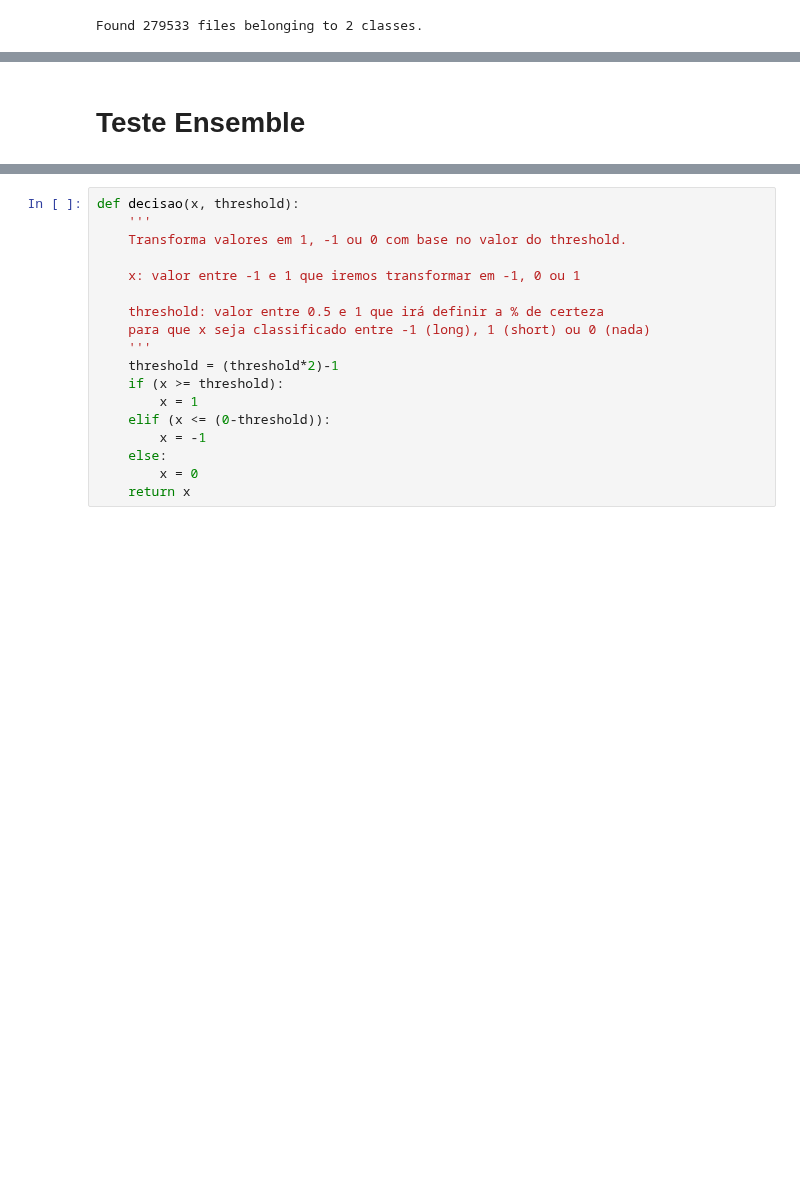
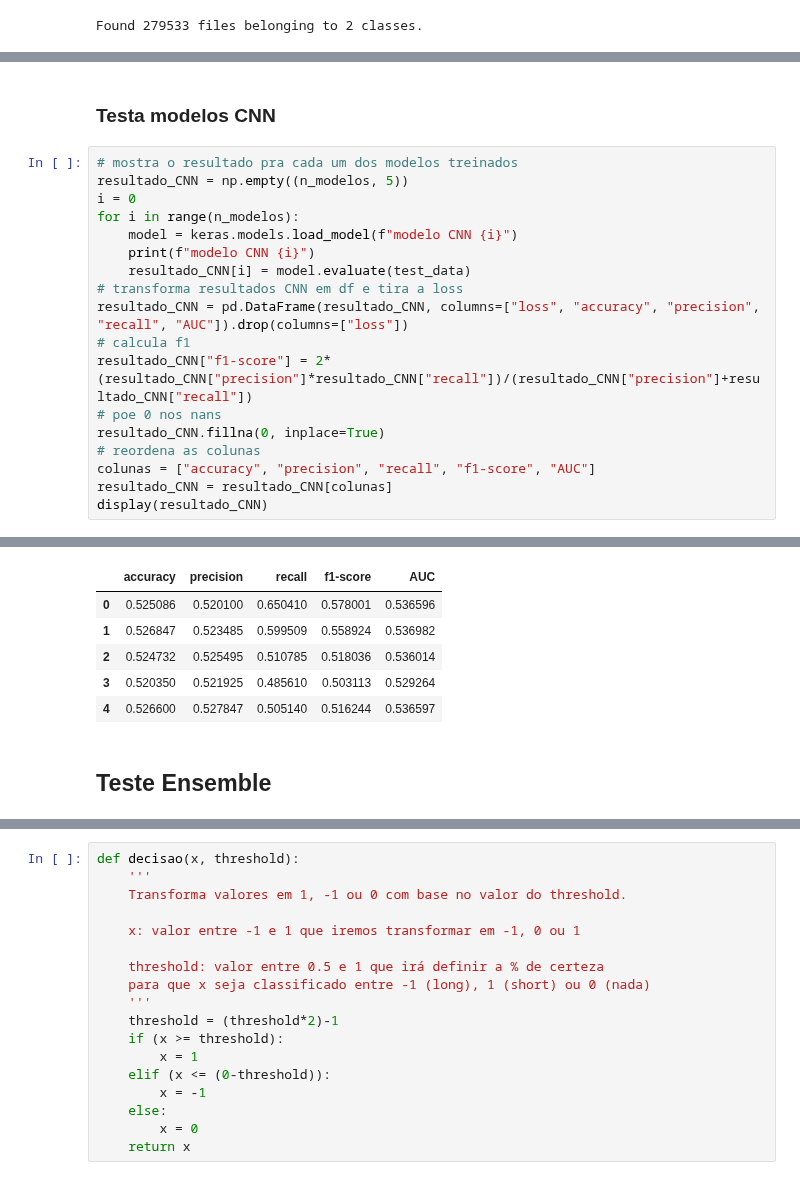
Before and after one commit to lambdavar/Artigo, a Jupyter notebook: Final.ipynb, the cells around one changed output, grey strips where cells are left out. Drawn from its saved outputs; the diff is of its cells as text; blank space fills up the shorter version.

```diff
--- a/Final.ipynb
+++ b/Final.ipynb
@@ -266,0 +308,21 @@ modelo 4
+# %% [markdown]
+### Testa modelos CNN
+# %%
+# mostra o resultado pra cada um dos modelos treinados
+resultado_CNN = np.empty((n_modelos, 5))
+i = 0
+for i in range(n_modelos):
+    model = keras.models.load_model(f"modelo CNN {i}")
+    print(f"modelo CNN {i}")
+    resultado_CNN[i] = model.evaluate(test_data)
+# transforma resultados CNN em df e tira a loss
+resultado_CNN = pd.DataFrame(resultado_CNN, columns=["loss", "accuracy", "precision", "recall", "AUC"]).drop(columns=["loss"])
+# calcula f1
+resultado_CNN["f1-score"] = 2*(resultado_CNN["precision"]*resultado_CNN["recall"])/(resultado_CNN["precision"]+resultado_CNN["recall"])
+# poe 0 nos nans
+resultado_CNN.fillna(0, inplace=True)
+# reordena as colunas
+colunas = ["accuracy", "precision", "recall", "f1-score", "AUC"]
+resultado_CNN = resultado_CNN[colunas]
+display(resultado_CNN)
+# %% [output]
@@ -267,5 +339,11 @@ modelo 4
+|  | accuracy | precision | recall | f1-score | AUC |
+| 0 | 0.525086 | 0.520100 | 0.650410 | 0.578001 | 0.536596 |
+| 1 | 0.526847 | 0.523485 | 0.599509 | 0.558924 | 0.536982 |
+| 2 | 0.524732 | 0.525495 | 0.510785 | 0.518036 | 0.536014 |
+| 3 | 0.520350 | 0.521925 | 0.485610 | 0.503113 | 0.529264 |
+| 4 | 0.526600 | 0.527847 | 0.505140 | 0.516244 | 0.536597 |
 # %% [markdown]
-# Teste Ensemble
+## Teste Ensemble
 # %%
 # pega labels reais
 y_true = np.concatenate([y for x, y in test_data], axis=0)
```
Also changed, not shown: parts of 17 cells of this notebook.
